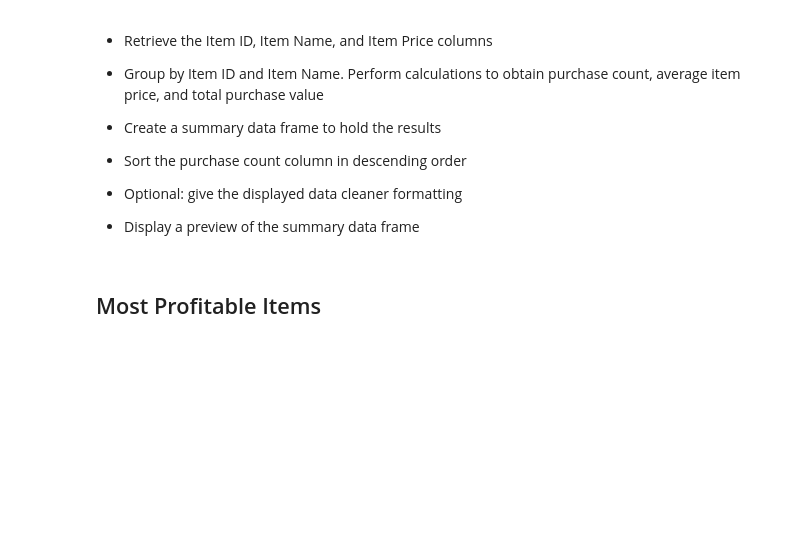
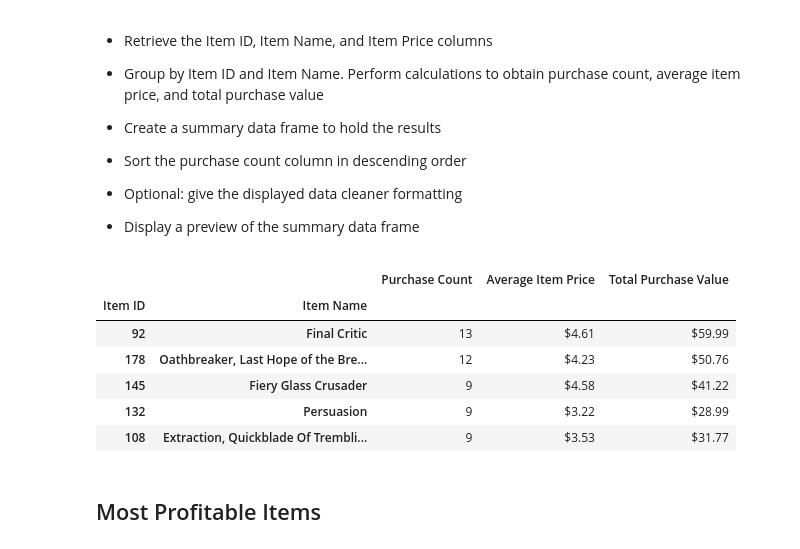
Before and after one commit to KKornegay/pandas-challenge, a Jupyter notebook: HeroesOfPymoli/HeroesOfPymoli.ipynb, the cells around one changed output. Saved outputs shown, nothing was run; the diff lists cells and outputs as text; code cells hidden in the pictures; blank space fills up the shorter version.

Commit message:
added most popular items

```diff
--- a/HeroesOfPymoli/HeroesOfPymoli.ipynb
+++ b/HeroesOfPymoli/HeroesOfPymoli.ipynb
@@ -423,6 +423,41 @@ top_spenders_df.head()
 
 
 * Display a preview of the summary data frame
+# %%
+#Group by item ID, and item name
+most_pop_items_df = purchase_data_df.groupby(["Item ID", "Item Name"])
+
+#Calculate purchase count
+purchase_count_pop = most_pop_items_df["Item ID"].count()
+
+#Calculate average item price
+avg_item_price_pop = most_pop_items_df["Price"].mean()
+
+#Calculate total purchase value
+total_purchase_price_pop = most_pop_items_df["Price"].sum()
+
+#Create data frame
+most_pop_items_df = pd.DataFrame({"Purchase Count": purchase_count_pop,
+                                "Average Item Price": avg_item_price_pop,
+                                "Total Purchase Value": total_purchase_price_pop})
+
+#Sort total purchase value in decending order
+most_pop_items_df = most_pop_items_df.sort_values("Purchase Count", ascending=False)
+
+#Reformat Columns
+most_pop_items_df["Average Item Price"] = most_pop_items_df["Average Item Price"].map("${0:,.2f}".format)
+most_pop_items_df["Total Purchase Value"] = most_pop_items_df["Total Purchase Value"].map("${0:,.2f}".format)
+
+#Print data
+most_pop_items_df.head()
+# %% [output]
+|  |  | Purchase Count | Average Item Price | Total Purchase Value |
+| Item ID | Item Name |  |  |  |
+| 92 | Final Critic | 13 | $4.61 | $59.99 |
+| 178 | Oathbreaker, Last Hope of the Bre... | 12 | $4.23 | $50.76 |
+| 145 | Fiery Glass Crusader | 9 | $4.58 | $41.22 |
+| 132 | Persuasion | 9 | $3.22 | $28.99 |
+| 108 | Extraction, Quickblade Of Trembli... | 9 | $3.53 | $31.77 |
 # %% [markdown]
 ## Most Profitable Items
 # %% [markdown]
```
Also changed, not shown: parts of 1 cell of this notebook.
